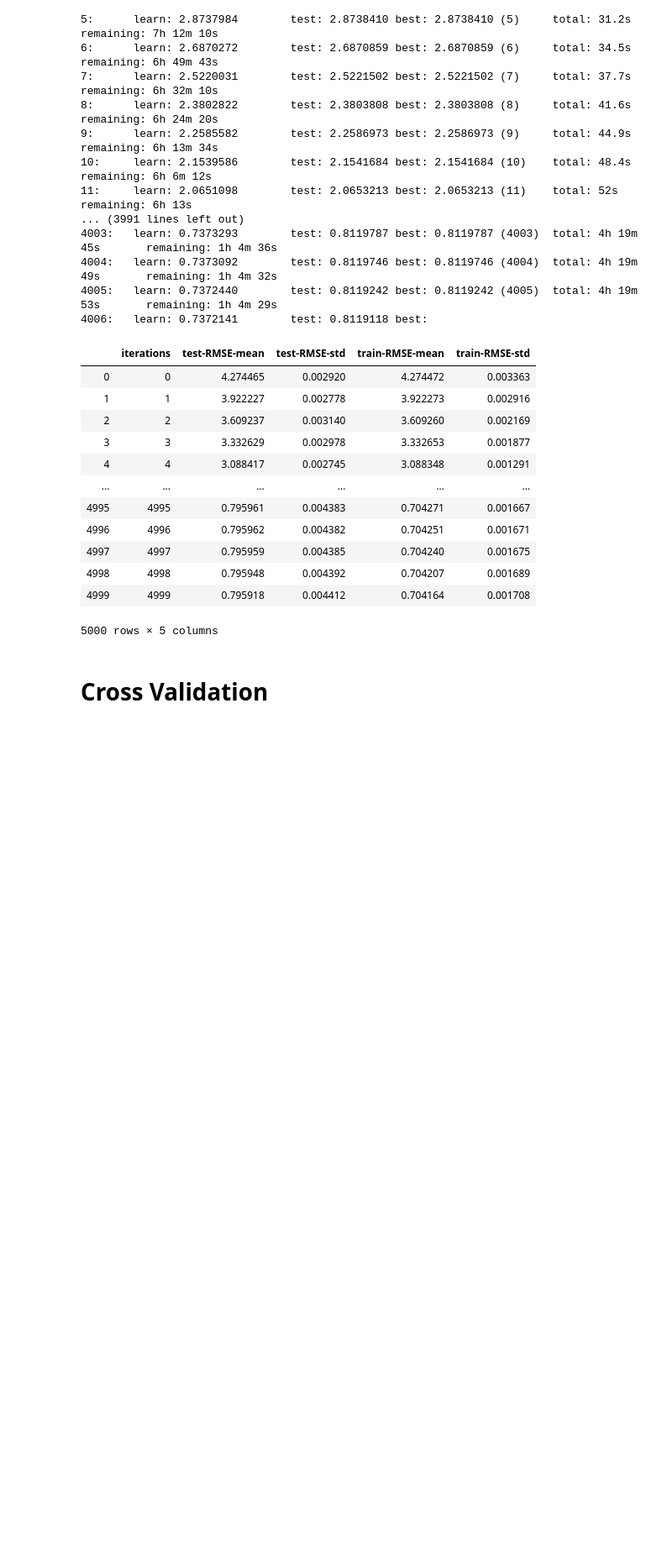
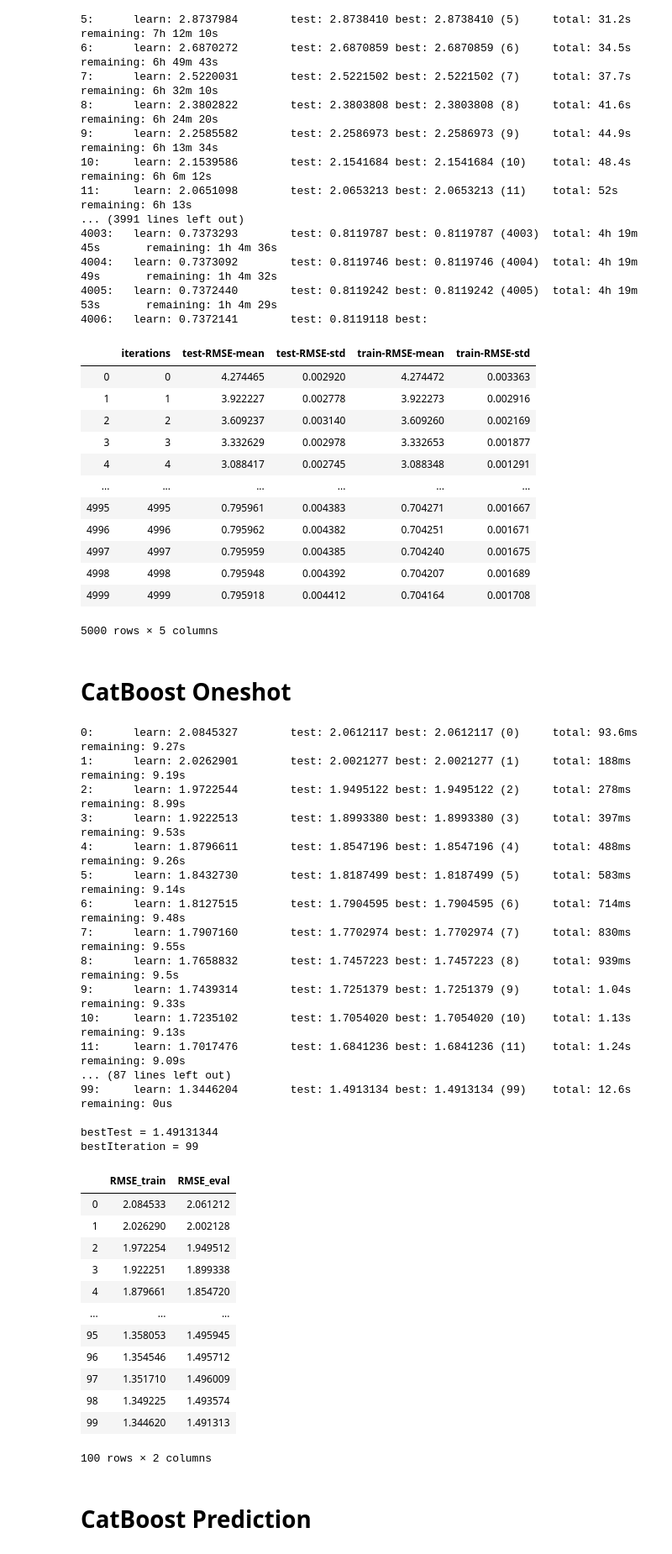
Before and after one commit to ytkj/ashrae-energy-prediction, a Jupyter notebook: main.ipynb, the cells around one changed output. Shown at 84% size. Saved outputs shown, nothing was run; the diff lists cells and outputs as text; code cells hidden in the pictures; blank space fills up the shorter version.

Commit message:
implement catboost oneshot training and prediction method

```diff
--- a/main.ipynb
+++ b/main.ipynb
@@ -550,5 +549,81 @@ MetricVisualizer(layout=Layout(align_self='stretch', height='500px'))
 | 4998 | 4998 | 0.795948 | 0.004392 | 0.704207 | 0.001689 |
 | 4999 | 4999 | 0.795918 | 0.004412 | 0.704164 | 0.001708 |
 5000 rows × 5 columns
-# %% [markdown]
-# Cross Validation
+# %% [markdown]
+# CatBoost Oneshot
+# %%
+def oneshot_catboost(p: Pipeline, train: pd.DataFrame, **params):
+    x = p.fit_transform(train.drop(columns='meter_reading'))
+    y = np.log1p(train['meter_reading'].values)
+    x_train, x_val, y_train, y_val = train_test_split(x, y, test_size=0.2)
+
+    model = CatBoostRegressor(**params)
+
+    mlflow.set_experiment(CURRENT_EXPERIMENT_NAME)
+    with mlflow.start_run():
+
+        mlflow.log_params(params)
+
+        model.fit(
+            x_train, y_train,
+            cat_features=cat_features,
+            eval_set=(x_val, y_val),
+            logging_level='Verbose',
+            save_snapshot=True,
+        )
+
+        mlflow.log_metrics(dict(
+            rmse_train=model.best_score_['learn']['RMSE'],
+            rmse_val=model.best_score_['validation']['RMSE']
+        ))
+        eval_result = pd.DataFrame({
+            'RMSE_train': model.evals_result_['learn']['RMSE'],
+            'RMSE_eval': model.evals_result_['validation']['RMSE']
+        })
+        eval_result.to_csv('out/eval_result.csv', index=False)
+        joblib.dump(model, 'out/model.joblib')
+        mlflow.log_artifact('out/eval_result.csv')
+        mlflow.log_artifact('out/model.joblib')
+        return eval_result
+# %%
+oneshot_catboost(
+    pipeline_factory(),
+    train.sample(frac=0.001),
+    n_estimators=100,
+    max_depth=10,
+    learning_rate=0.1,
+    early_stopping_rounds=10,
+)
+# %% [output]
+0:      learn: 2.0845327        test: 2.0612117 best: 2.0612117 (0)     total: 93.6ms   remaining: 9.27s
+1:      learn: 2.0262901        test: 2.0021277 best: 2.0021277 (1)     total: 188ms    remaining: 9.19s
+2:      learn: 1.9722544        test: 1.9495122 best: 1.9495122 (2)     total: 278ms    remaining: 8.99s
+3:      learn: 1.9222513        test: 1.8993380 best: 1.8993380 (3)     total: 397ms    remaining: 9.53s
+4:      learn: 1.8796611        test: 1.8547196 best: 1.8547196 (4)     total: 488ms    remaining: 9.26s
+5:      learn: 1.8432730        test: 1.8187499 best: 1.8187499 (5)     total: 583ms    remaining: 9.14s
+6:      learn: 1.8127515        test: 1.7904595 best: 1.7904595 (6)     total: 714ms    remaining: 9.48s
+7:      learn: 1.7907160        test: 1.7702974 best: 1.7702974 (7)     total: 830ms    remaining: 9.55s
+8:      learn: 1.7658832        test: 1.7457223 best: 1.7457223 (8)     total: 939ms    remaining: 9.5s
+9:      learn: 1.7439314        test: 1.7251379 best: 1.7251379 (9)     total: 1.04s    remaining: 9.33s
+10:     learn: 1.7235102        test: 1.7054020 best: 1.7054020 (10)    total: 1.13s    remaining: 9.13s
+11:     learn: 1.7017476        test: 1.6841236 best: 1.6841236 (11)    total: 1.24s    remaining: 9.09s
+... (87 lines left out)
+99:     learn: 1.3446204        test: 1.4913134 best: 1.4913134 (99)    total: 12.6s    remaining: 0us
+
+bestTest = 1.49131344
+bestIteration = 99
+|  | RMSE_train | RMSE_eval |
+| 0 | 2.084533 | 2.061212 |
+| 1 | 2.026290 | 2.002128 |
+| 2 | 1.972254 | 1.949512 |
+| 3 | 1.922251 | 1.899338 |
+| 4 | 1.879661 | 1.854720 |
+| ... | ... | ... |
+| 95 | 1.358053 | 1.495945 |
+| 96 | 1.354546 | 1.495712 |
+| 97 | 1.351710 | 1.496009 |
+| 98 | 1.349225 | 1.493574 |
+| 99 | 1.344620 | 1.491313 |
+100 rows × 2 columns
+# %% [markdown]
+# CatBoost Prediction
```
Also changed, not shown: parts of 13 cells of this notebook.
